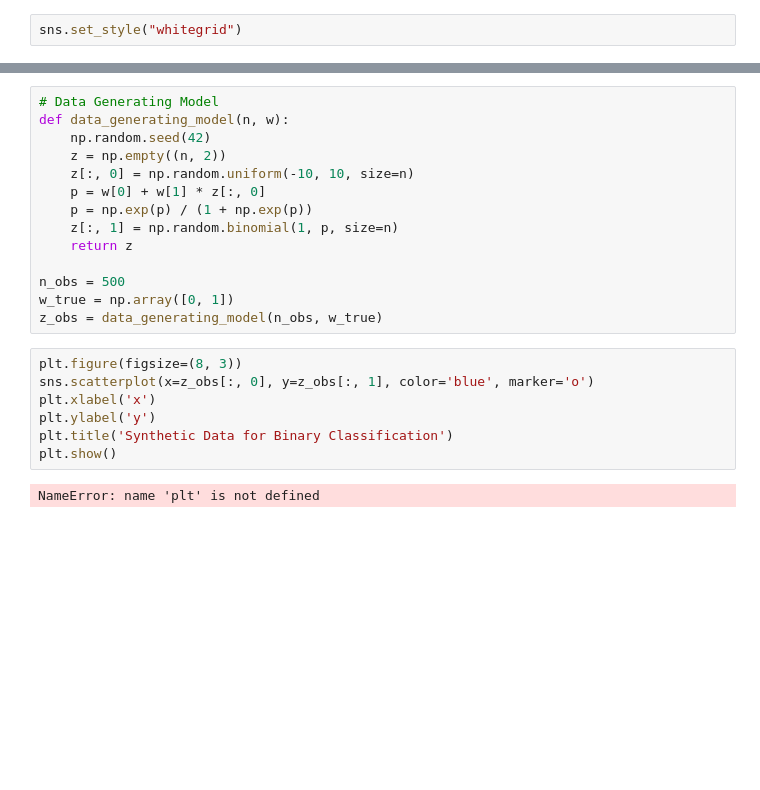
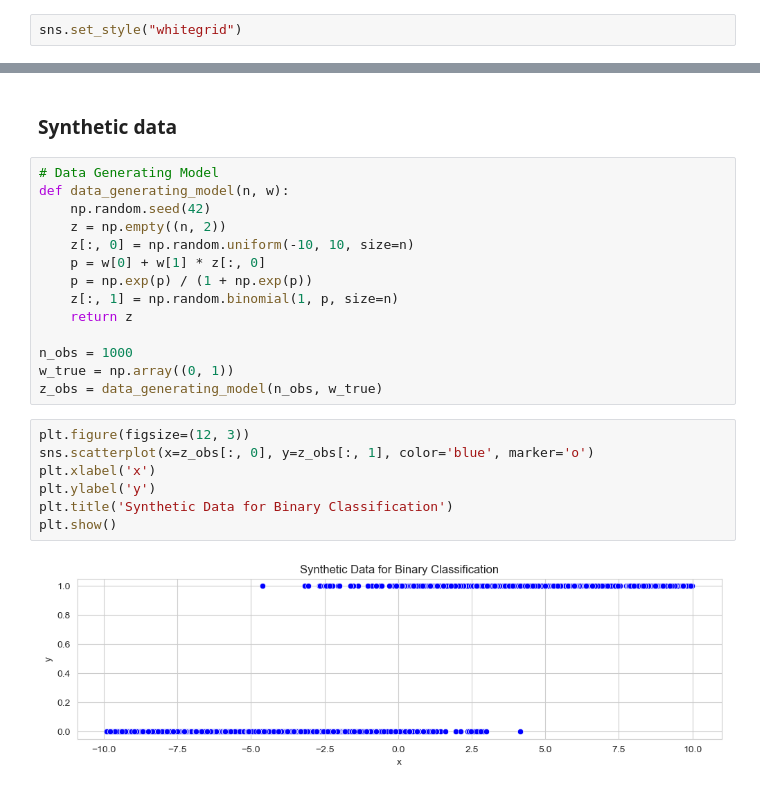
Before and after one commit to jreaso/gradient-descent-algorithms, a Jupyter notebook: binary_classifier.ipynb, the cells around one changed output, grey strips where cells are left out. Drawn from its saved outputs; the diff is of its cells as text; blank space fills up the shorter version.

```diff
--- a/binary_classifier.ipynb
+++ b/binary_classifier.ipynb
@@ -15,3 +17,5 @@ We consider a binary classification problem with inputs $x \in \mathbb{R}$ and o
+# %% [markdown]
+### Synthetic data
 # %%
 # Data Generating Model
 def data_generating_model(n, w):
@@ -23,15 +27,15 @@ def data_generating_model(n, w):
     z[:, 1] = np.random.binomial(1, p, size=n)
     return z
 
-n_obs = 500
-w_true = np.array([0, 1])
+n_obs = 1000
+w_true = np.array((0, 1))
 z_obs = data_generating_model(n_obs, w_true)
 # %%
-plt.figure(figsize=(8, 3))
+plt.figure(figsize=(12, 3))
 sns.scatterplot(x=z_obs[:, 0], y=z_obs[:, 1], color='blue', marker='o')
 plt.xlabel('x')
 plt.ylabel('y')
 plt.title('Synthetic Data for Binary Classification')
 plt.show()
 # %% [output]
-NameError: name 'plt' is not defined
+[figure, added]
```
Also changed, not shown: parts of 13 cells of this notebook.
